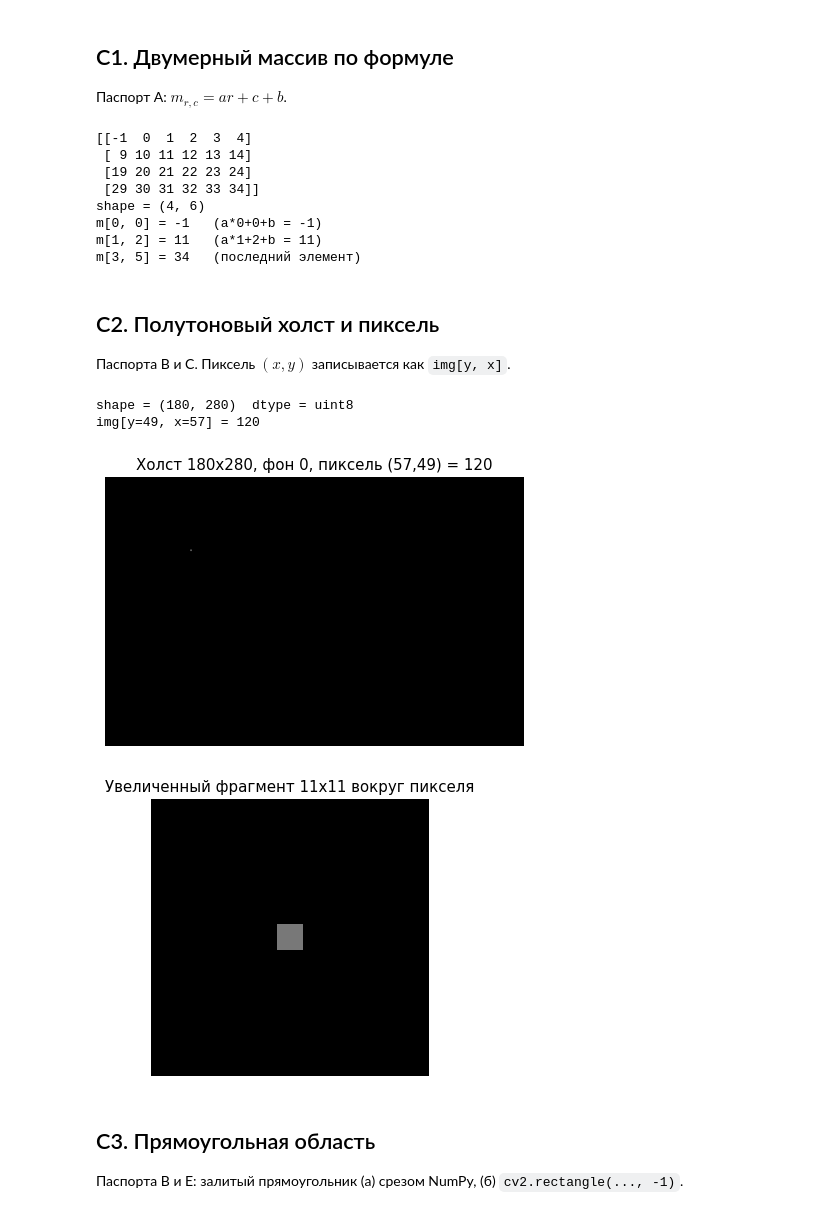
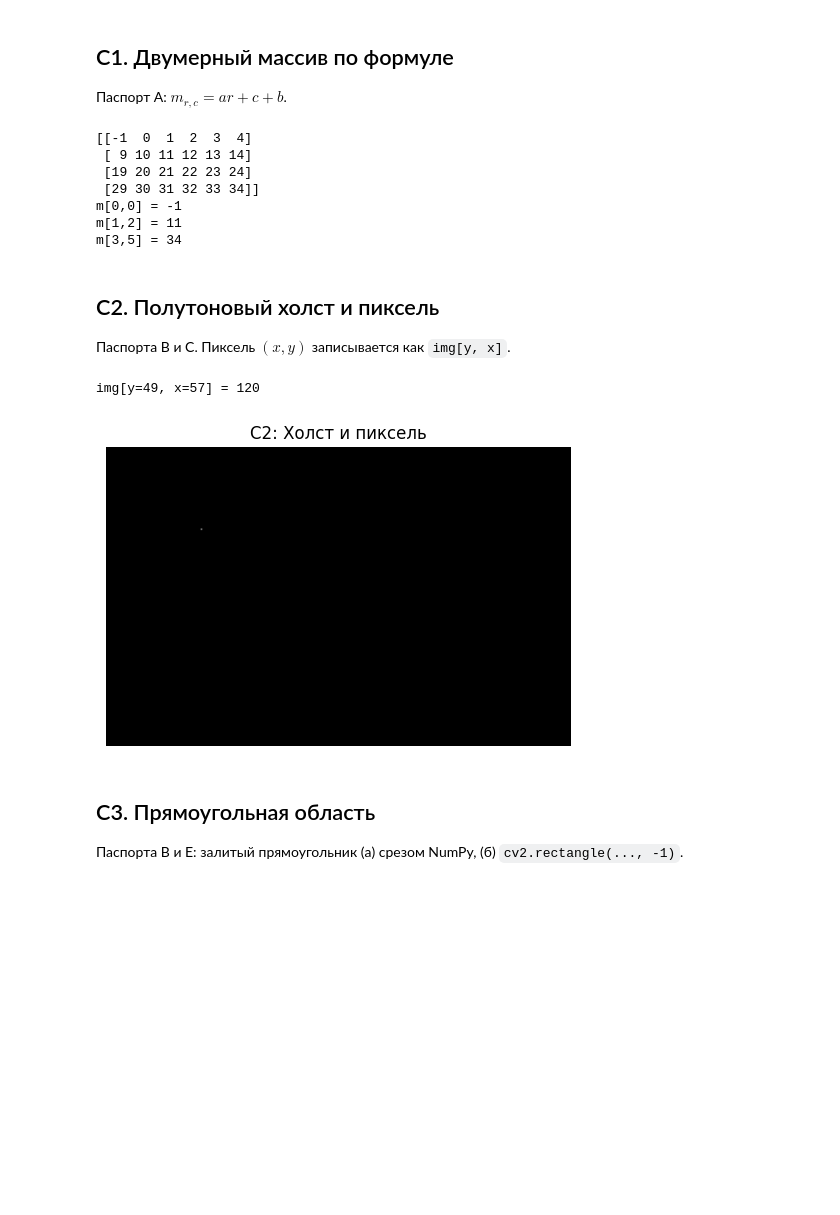
Before and after one commit to forgamesnsr-code/Computer-graphics, a Jupyter notebook: Лабораторные задания/lab02_2d_arrays_images_solutions_v1.ipynb, the cells around one changed output. Cells and saved outputs as stored; diff of their text form; code cells hidden in the pictures; blank space fills up the shorter version.

```diff
--- a/Лабораторные задания/lab02_2d_arrays_images_solutions_v1.ipynb
+++ b/Лабораторные задания/lab02_2d_arrays_images_solutions_v1.ipynb
@@ -48,48 +56,39 @@ def show(img, title="", color=False):
 ## С1. Двумерный массив по формуле
 Паспорт A: $m_{r,c}=ar+c+b$.
 # %%
-n_rows, n_cols, a, b = A["n_rows"], A["n_cols"], A["a"], A["b"]
-m = np.zeros((n_rows, n_cols), dtype=int)
-for r in range(n_rows):
-    for c in range(n_cols):
-        m[r, c] = a * r + c + b
+m = np.zeros((A["n_rows"], A["n_cols"]), dtype=int)
+for r in range(A["n_rows"]):
+    for c in range(A["n_cols"]):
+        m[r, c] = A["a"] * r + c + A["b"]
 
 print(m)
-print("shape =", m.shape)
-print(f"m[0, 0] = {m[0, 0]}   (a*0+0+b = {b})")
-print(f"m[1, 2] = {m[1, 2]}   (a*1+2+b = {a*1+2+b})")
-print(f"m[{n_rows-1}, {n_cols-1}] = {m[-1, -1]}   (последний элемент)")
+print(f"m[0,0] = {m[0,0]}")
+print(f"m[1,2] = {m[1,2]}")
+print(f"m[3,5] = {m[-1,-1]}")
 # %% [output]
 [[-1  0  1  2  3  4]
  [ 9 10 11 12 13 14]
  [19 20 21 22 23 24]
  [29 30 31 32 33 34]]
-shape = (4, 6)
-m[0, 0] = -1   (a*0+0+b = -1)
-m[1, 2] = 11   (a*1+2+b = 11)
-m[3, 5] = 34   (последний элемент)
+m[0,0] = -1
+m[1,2] = 11
+m[3,5] = 34
 # %% [markdown]
 ## С2. Полутоновый холст и пиксель
 Паспорта B и C. Пиксель $(x,y)$ записывается как `img[y, x]`.
 # %%
-H, W, bg = B["H"], B["W"], B["bg"]
+H, W = B["H"], B["W"]
 x, y, g = Cp["x"], Cp["y"], Cp["g"]
 
-img = np.full((H, W), bg, dtype=np.uint8)
-img[y, x] = g
+img = np.zeros((H, W), dtype=np.uint8)
+img[y, x] = g   # [y, x]!
 
-print("shape =", img.shape, " dtype =", img.dtype)
 print(f"img[y={y}, x={x}] = {img[y, x]}")
-# один пиксель плохо виден -- заодно покажем увеличенный фрагмент вокруг него
-show(img, f"Холст {H}x{W}, фон {bg}, пиксель ({x},{y}) = {g}")
-y0, y1 = max(0, y - 5), min(H, y + 6)
-x0, x1 = max(0, x - 5), min(W, x + 6)
-show(img[y0:y1, x0:x1], "Увеличенный фрагмент 11x11 вокруг пикселя")
+Image.fromarray(img).show()
+show(img, "С2: Холст и пиксель")
 # %% [output]
-shape = (180, 280)  dtype = uint8
 img[y=49, x=57] = 120
-[figure, old version]
+[figure, new version]
-[figure, removed]
 # %% [markdown]
 ## С3. Прямоугольная область
 Паспорта B и E: залитый прямоугольник (a) срезом NumPy, (б) `cv2.rectangle(..., -1)`.
```
Also changed, not shown: parts of 22 cells of this notebook, 1 other file.
